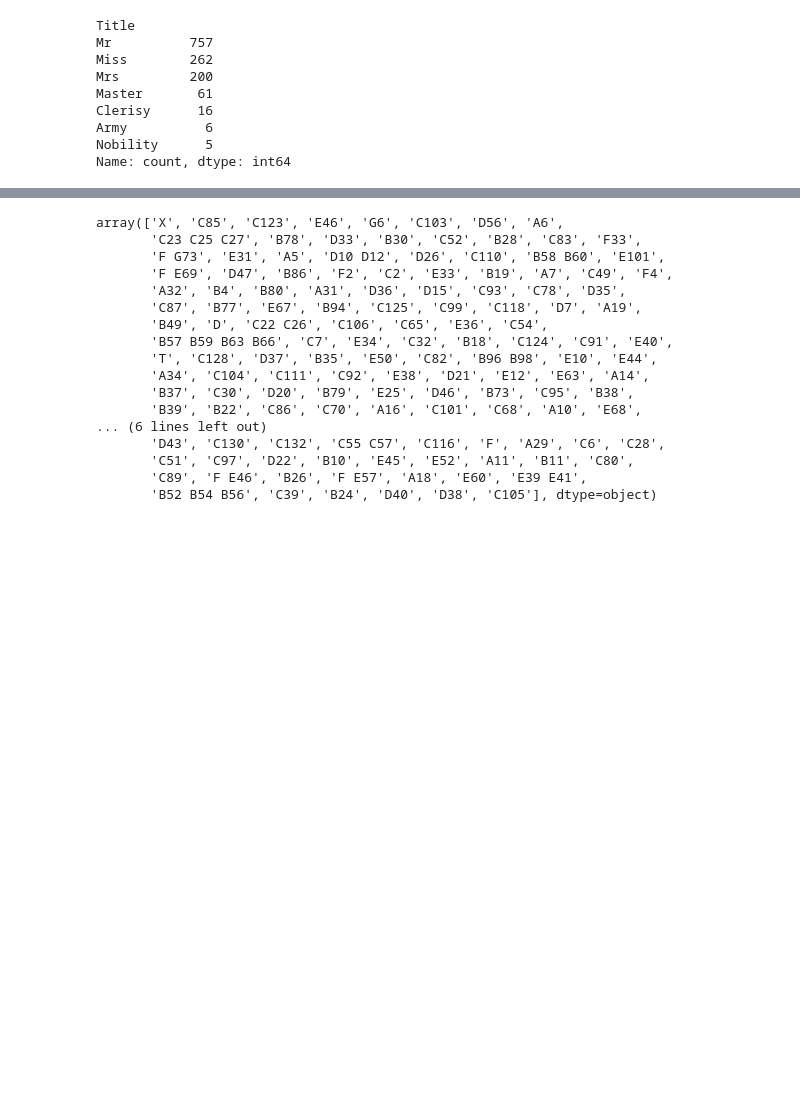
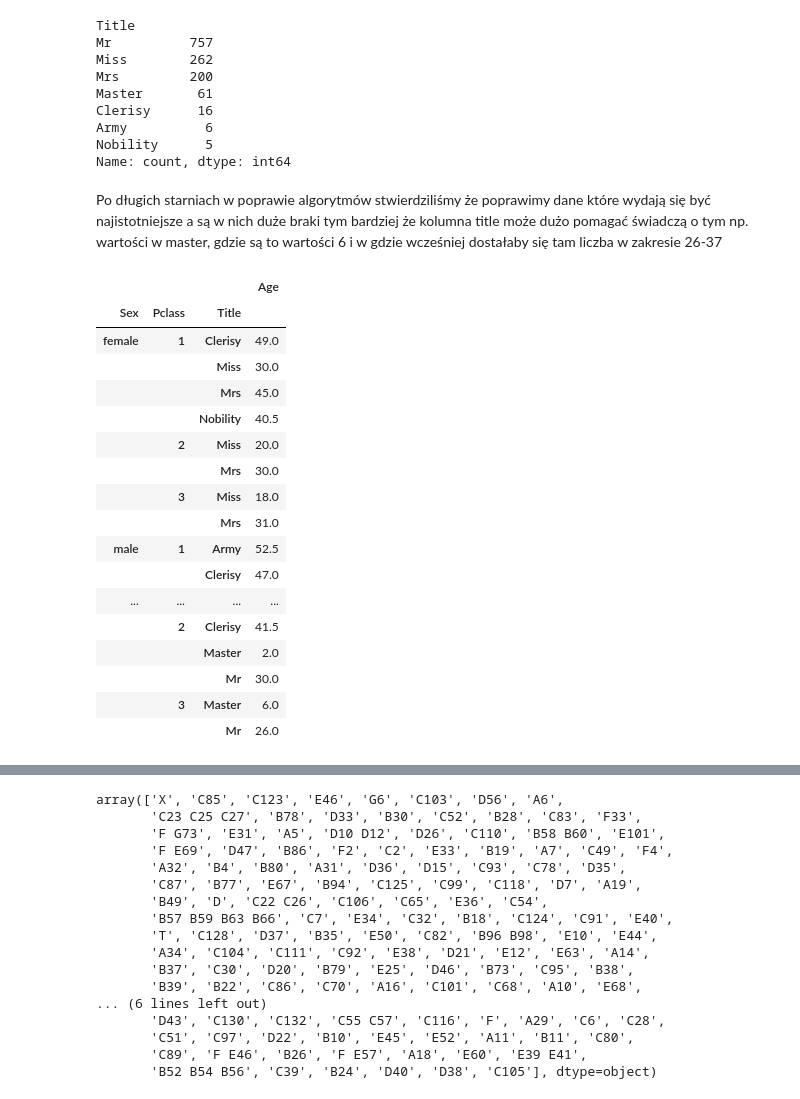
Before and after one commit to Aszlas545/Data_Science, a Jupyter notebook: Data Manipulation.ipynb, the cells around one changed output, grey strips where cells are left out. Cells and saved outputs as stored; diff of their text form; code cells hidden in the pictures; blank space fills up the shorter version.

```diff
--- a/Data Manipulation.ipynb
+++ b/Data Manipulation.ipynb
@@ -316,4 +318,83 @@ Clerisy      16
 Army          6
 Nobility      5
 Name: count, dtype: int64
+# %% [markdown]
+Po długich starniach w poprawie algorytmów stwierdziliśmy że poprawimy dane które wydają się być najistotniejsze a są w nich duże braki tym bardziej że kolumna title może dużo pomagać świadczą o tym np. wartości w master, gdzie są to wartości 6 i w gdzie wcześniej dostałaby się tam liczba w zakresie 26-37
+# %%
+grouped_title = df[['Sex', 'Pclass', 'Title', 'Age']].groupby(by=['Sex', 'Pclass', 'Title']).median()
+display(grouped_title)
+
+def fill_age(row):
+    age = row['Age']
+    pclass = row['Pclass']
+    sex = row['Sex']
+    title = row['Title']
+    if pd.isnull(age):
+        if sex == 'female':
+            if pclass == 1:
+                if title == 'Clerisy':
+                    return 49
+                if title == 'Miss':
+                    return 30
+                if title == 'Mrs':
+                    return 45
+                else:
+                    return 40.5
+            if pclass == 2:
+                if title == 'Miss':
+                    return 20
+                else:
+                    return 30
+            else:
+                if title == 'Miss':
+                    return 18
+                else:
+                    return 31
+        else:
+            if pclass == 1:
+                if title == 'Army':
+                    return 52.5
+                if title == 'Clerisy':
+                    return 47
+                if title == 'Master':
+                    return 6
+                if title == 'Mr':
+                    return 41.5
+                else:
+                    return 40
+            if pclass == 2:
+                if title == 'Clerisy':
+                    return 41.5
+                if title == 'Master':
+                    return 2
+                else:
+                    return 30
+            else:
+                if title == 'Master':
+                    return 6
+                else:
+                    return 26
+    else:
+        return age
+
+df['Age'] = df.apply(fill_age, axis=1)
+# %% [output]
+|  |  |  | Age |
+| Sex | Pclass | Title |  |
+| female | 1 | Clerisy | 49.0 |
+|  |  | Miss | 30.0 |
+|  |  | Mrs | 45.0 |
+|  |  | Nobility | 40.5 |
+|  | 2 | Miss | 20.0 |
+|  |  | Mrs | 30.0 |
+|  | 3 | Miss | 18.0 |
+|  |  | Mrs | 31.0 |
+| male | 1 | Army | 52.5 |
+|  |  | Clerisy | 47.0 |
+| ... | ... | ... | ... |
+|  | 2 | Clerisy | 41.5 |
+|  |  | Master | 2.0 |
+|  |  | Mr | 30.0 |
+|  | 3 | Master | 6.0 |
+|  |  | Mr | 26.0 |
 # %% [markdown]
```
Also changed, not shown: parts of 13 cells of this notebook, 4 other files.
